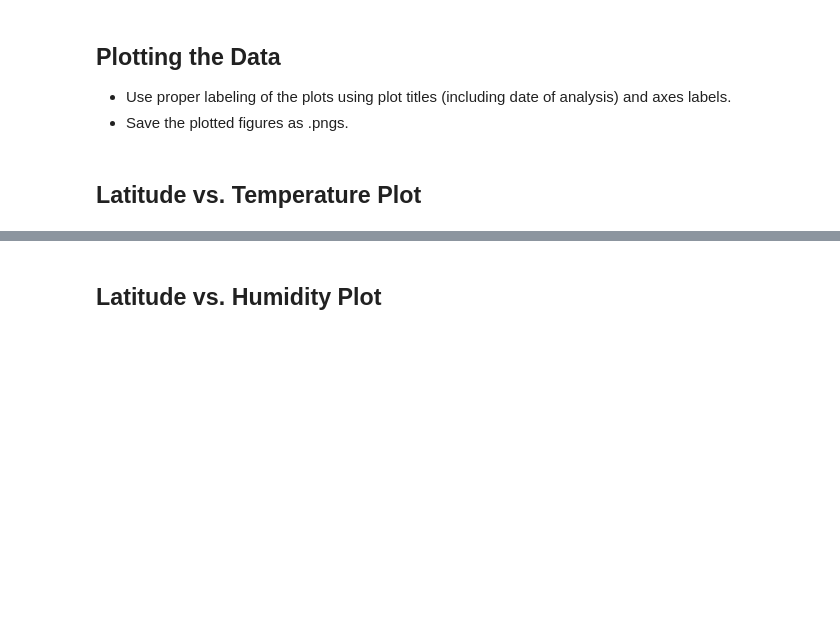
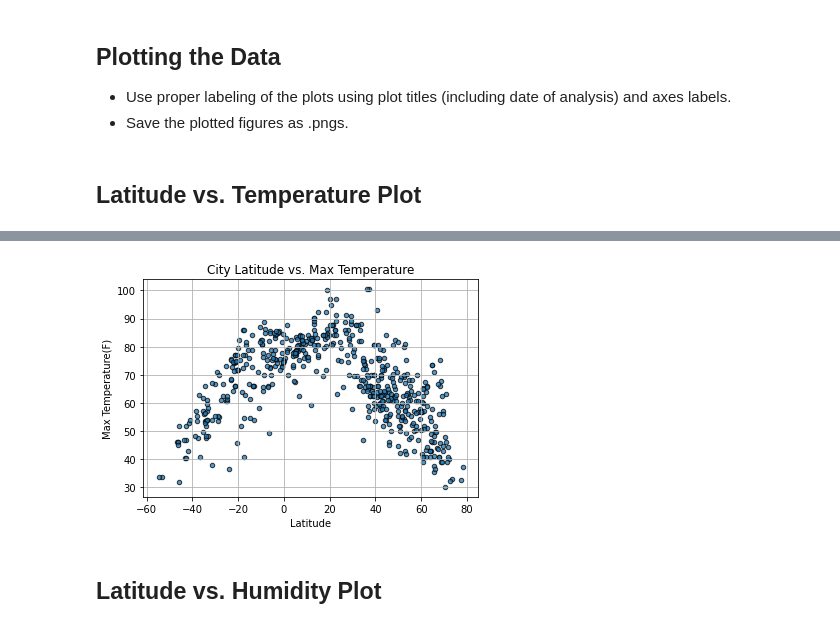
Before and after one commit to Mlara73/Weather-Analysis, a Jupyter notebook: WeatherPy/WeatherPy.ipynb, the cells around one changed output, grey strips where cells are left out. Drawn from its saved outputs; the diff is of its cells as text; code cells hidden in the pictures; blank space fills up the shorter version.

Commit message:
Generating plots

```diff
--- a/WeatherPy/WeatherPy.ipynb
+++ b/WeatherPy/WeatherPy.ipynb
@@ -204,8 +198,10 @@ Int64Index([], dtype='int64')
 # %%
 # Extract relevant fields from the data frame
-
+clean_city_data= clean_city_data[["Name","Latitude","Max Temp","Humidity","Cloudiness","Wind Speed","Date"]]
+clean_city_data.head()
 
 # Export the City_Data into a csv
+clean_city_data.to_csv("output_data/cities.csv",encoding="utf-8",index=False,header=True)
 # %% [markdown]
 ## Plotting the Data
 * Use proper labeling of the plots using plot titles (including date of analysis) and axes labels.
@@ -218,2 +211,10 @@ Int64Index([], dtype='int64')
+# %%
+clean_city_data.plot("Latitude","Max Temp",kind="scatter",marker="o", facecolor="blue", edgecolor="black", alpha= 0.75)
+plt.title("City Latitude vs. Max Temperature")
+plt.ylabel("Max Temperature(F)")
+plt.xlabel("Latitude")
+plt.grid()
+# %% [output]
+[figure, added]
 # %% [markdown]
 ## Latitude vs. Humidity Plot
```
Also changed, not shown: parts of 24 cells of this notebook, 1 other file.
